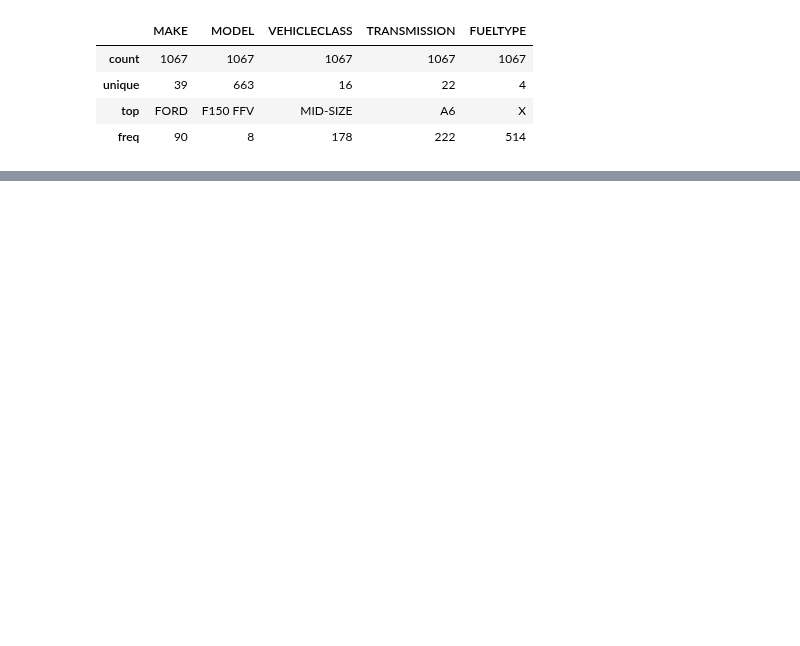
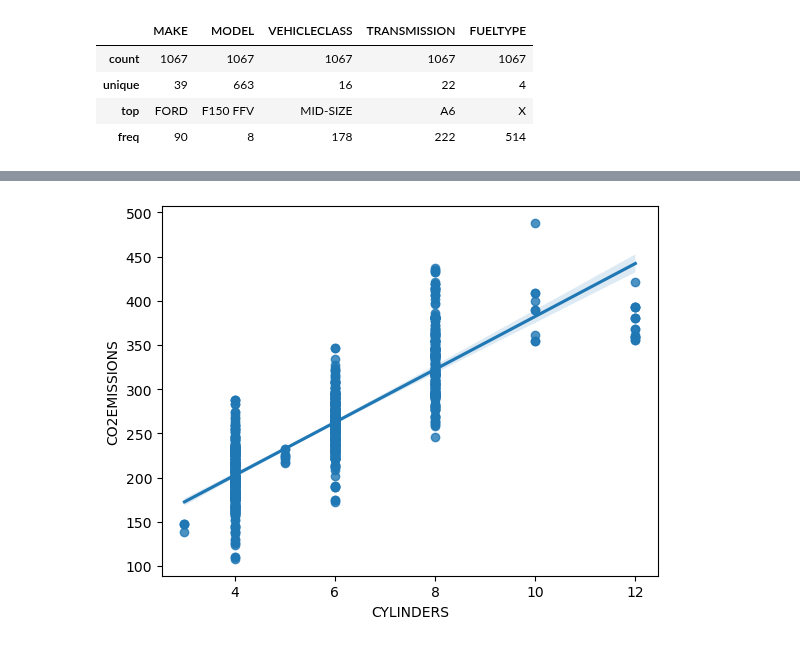
Before and after one commit to jgomezz/cpe_ciencia_datos_python, a Jupyter notebook: mod3_analitica_datos_python/semana_04_evaluacion_modelo.ipynb, the cells around one changed output, grey strips where cells are left out. Saved outputs shown, nothing was run; the diff lists cells and outputs as text; code cells hidden in the pictures; blank space fills up the shorter version.

```diff
--- a/mod3_analitica_datos_python/semana_04_evaluacion_modelo.ipynb
+++ b/mod3_analitica_datos_python/semana_04_evaluacion_modelo.ipynb
@@ -95,0 +118,5 @@ df.describe(include=[object])
+# %%
+sns.regplot(x="CYLINDERS", y="CO2EMISSIONS", data=cdf)
+plt.show()
+# %% [output]
+[figure, added]
```
Also changed, not shown: parts of 5 cells of this notebook.
